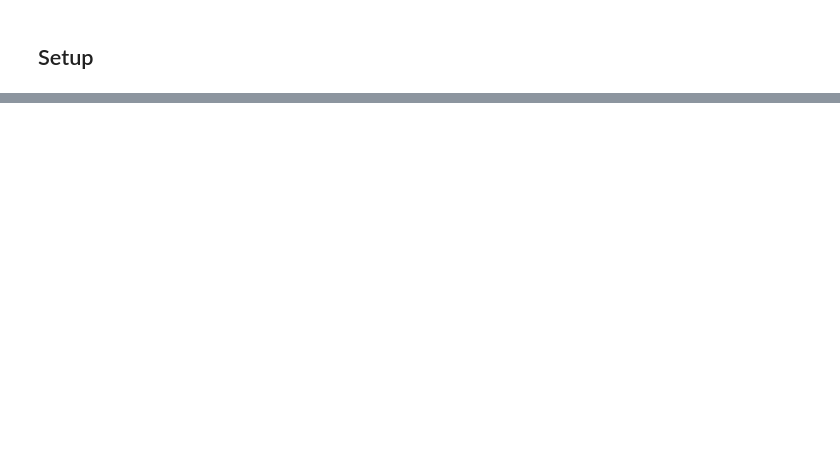
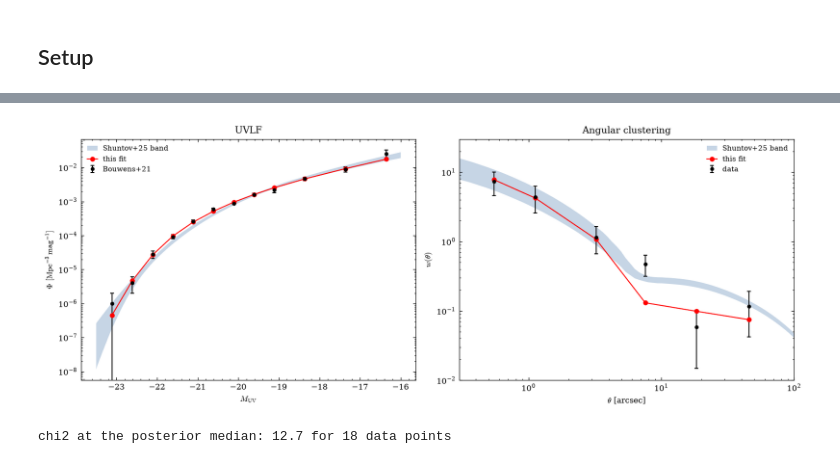
Before and after one commit to mShuntov/uvlf-hod, a Jupyter notebook: notebooks/validate_shuntov25.ipynb, the cells around one changed output, grey strips where cells are left out. Drawn from its saved outputs; the diff is of its cells as text; code cells hidden in the pictures; blank space fills up the shorter version.

```diff
--- a/notebooks/validate_shuntov25.ipynb
+++ b/notebooks/validate_shuntov25.ipynb
@@ -364,0 +214,31 @@ KeyboardInterrupt:
+# %%
+best = result.median_params()
+pred = like.predict_all(best)
+
+fig, (ax1, ax2) = plt.subplots(1, 2, figsize=(11, 4.2))
+
+# UVLF
+ax1.errorbar(MUV, phi, phi_err, fmt="o", color="k", label="Bouwens+21")
+um = Table.read(DATA / "UVLF_best-fit-model_z5.4.ecsv")
+ax1.fill_between(um["MUV"], um["Phi_16"], um["Phi_84"], alpha=0.3, label="Shuntov+25 band")
+p = pred["UVLF"]
+ax1.plot(p["x"], p["model"], "r-o", ms=4, label="this fit")
+ax1.set(yscale="log", xlabel=r"$M_{\rm UV}$", ylabel=r"$\Phi\ [{\rm Mpc^{-3}\,mag^{-1}}]$", title="UVLF")
+ax1.legend()
+
+# w(theta)
+ax2.errorbar(theta, w, w_err, fmt="o", color="k", label="data")
+wm = Table.read(DATA / "w-theta_best-fit-model_ha-z5.4.ecsv")
+ax2.fill_between(wm["theta"], wm["w_16"], wm["w_84"], alpha=0.3, label="Shuntov+25 band")
+p = pred["w(theta)"]
+ax2.plot(p["x"], p["model"], "r-o", ms=4, label="this fit")
+ax2.set(xscale="log", yscale="log", xlim=(0.3, 100), ylim=(1e-2, 30),
+        xlabel=r"$\theta$ [arcsec]", ylabel=r"$w(\theta)$", title="Angular clustering")
+ax2.legend()
+plt.tight_layout()
+plt.show()
+
+print(f"chi2 at the posterior median: {like.chi2(best):.1f} for {like.ndata} data points")
+# %% [output]
+[figure, added]
+chi2 at the posterior median: 12.7 for 18 data points
```
Also changed, not shown: parts of 40 cells of this notebook, 15 other files.
